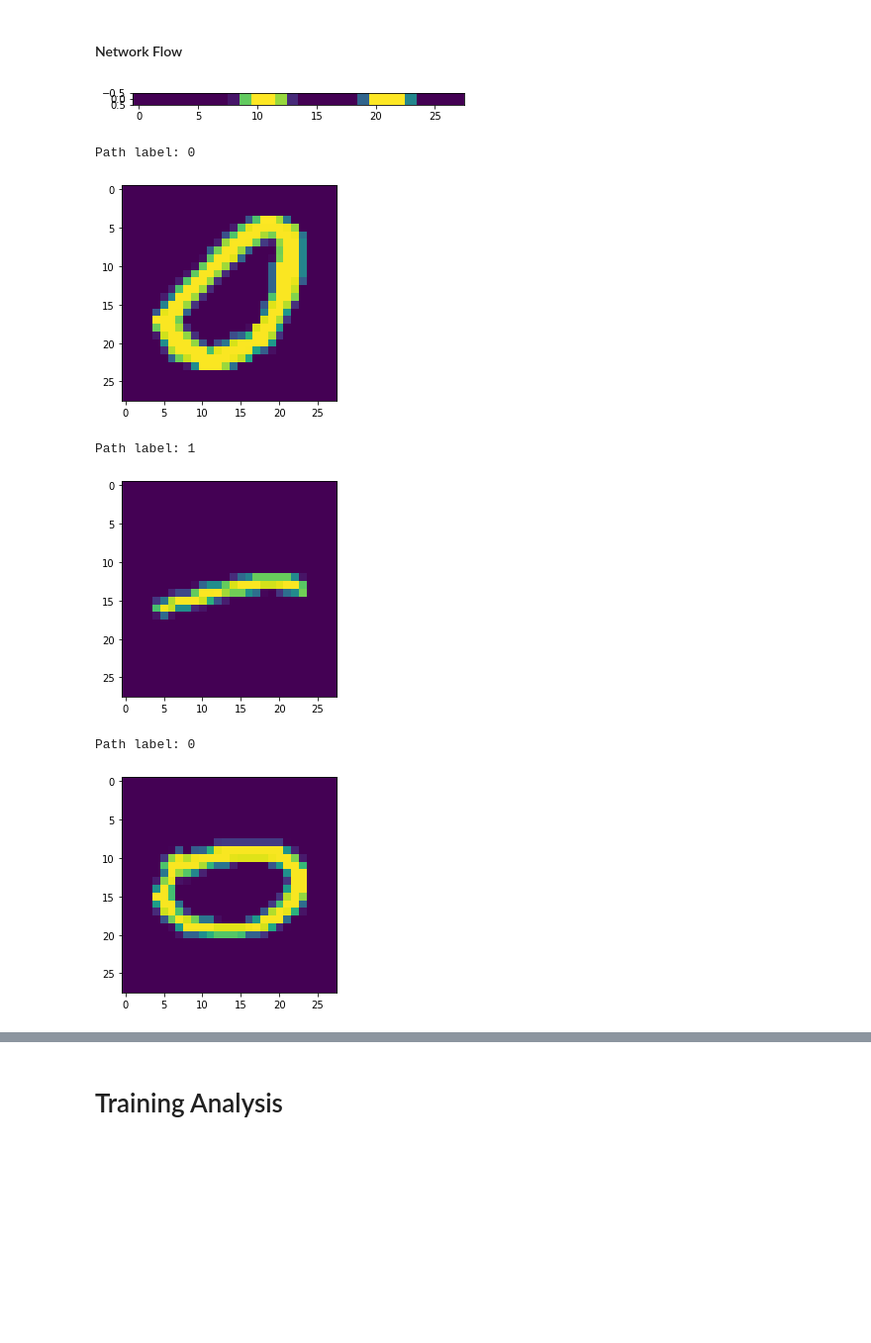
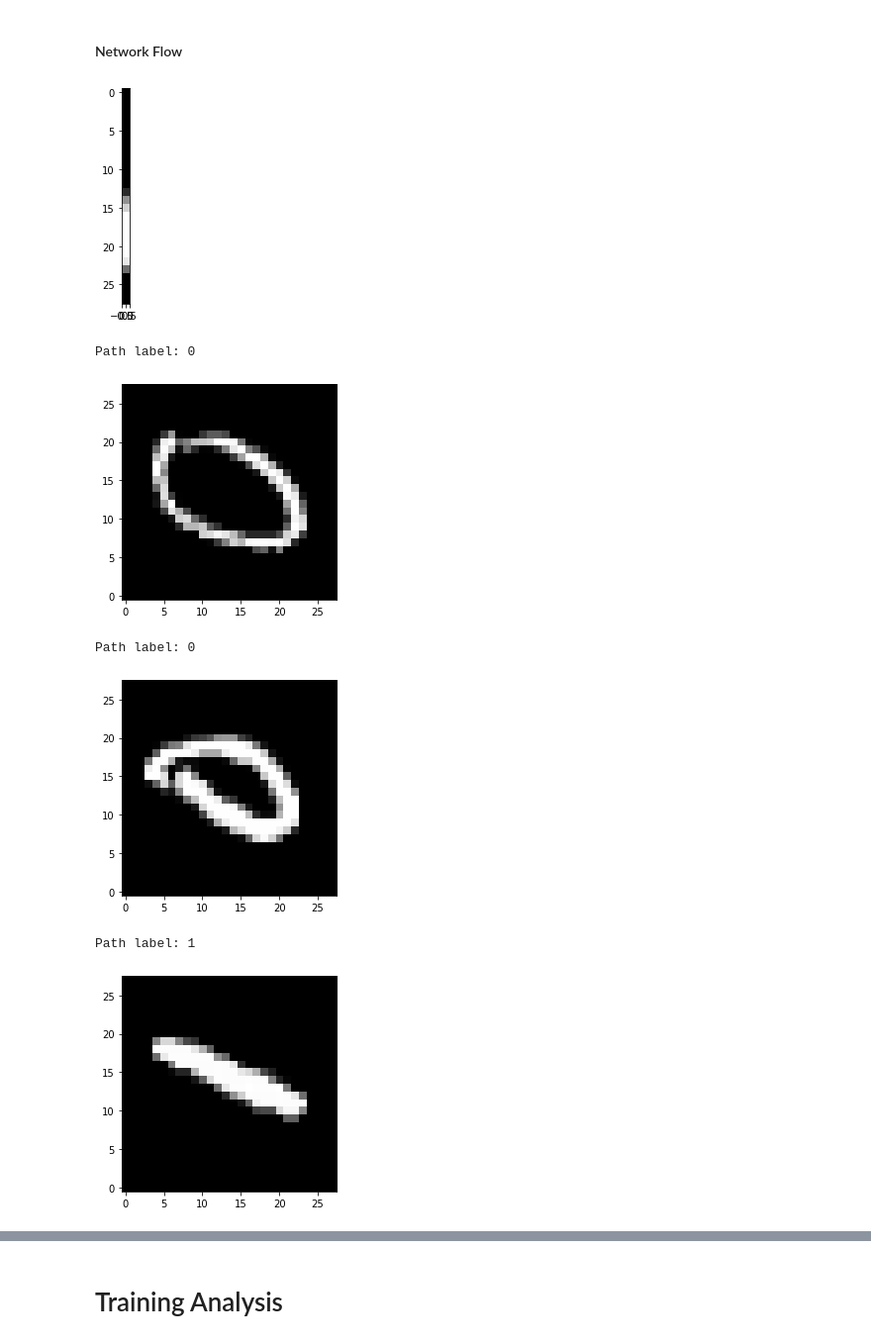
Before and after one commit to kaitken17/colab_based_projects, a Jupyter notebook: mnist_analysis_multiclass.ipynb, the cells around one changed output, grey strips where cells are left out. Shown at 99% size. Saved outputs shown, nothing was run; the diff lists cells and outputs as text; code cells hidden in the pictures; blank space fills up the shorter version.

```diff
--- a/mnist_analysis_multiclass.ipynb
+++ b/mnist_analysis_multiclass.ipynb
@@ -210,13 +235,0 @@ for batch in tfds.as_numpy(train_ds):
-# %%
-for batch in tfds.as_numpy(train_ds):
-  # print(batch['image'][0])
-  print('This image is a:', batch['label'][0])
-  plt.imshow(np.asarray(batch['image'][0,:,:,0]))
-  plt.show()
-  print('This image is a:', batch['label'][1])
-  plt.imshow(np.asarray(batch['image'][1,:,:,0]))
-  plt.show()
-  print('This image is a:', batch['label'][2])
-  plt.imshow(np.asarray(batch['image'][2,:,:,0]))
-  plt.show()
-  break
@@ -538,9 +549,13 @@ prng_key = jax.random.PRNGKey(seed) # create a random key for jax for use on dev
 
 ########## MNIST data parameters ##########
 smnist_params = {
-  'mnist_classes': [0, 3, 8],
+  'mnist_classes': [0, 4, 7],
   'n_len' : 28,
-  'time_dim': 'Rows'
+  'time_dim': 'Columns',
+  'shuffle_sequence': False,
+  'trim_zeros': False,
+  'push_zeros': False,
+  'rand_start': True,
 }
 
 smnist_params['n_inputs'] = int(28*28/smnist_params['n_len'])
@@ -586,7 +601,7 @@ new_network = True
 load_network = False
 save_data = True
 
-path = '/content/drive/My Drive/ml_research/fixedpoints_nlp/smnist_data/gru_3class038_rowtime_noRO_l2is1e-2_2.pickle'
+path = '/content/drive/My Drive/ml_research/fixedpoints_nlp/smnist_data/gru_3class047_coltimerandstart_noRO_l2is1e-2.pickle'
 save_data = override_data(path, save_data)
 
 if new_network:
@@ -674,7 +689,7 @@ save_run_data(path, save_data, get_params(opt_state), smnist_params, rnn_specs,
 Data Saved
 # %%
 # Loads network
-path = '/content/drive/My Drive/ml_research/fixedpoints_nlp/data/gru_2class01_noRO_l2is2e-3.pickle'
+path = '/content/drive/My Drive/ml_research/fixedpoints_nlp/smnist_data/gru_3class047_coltimeshuffled_noRO_l2is2e-2.pickle'
 
 with open(path, 'rb') as load_file:
     params_loaded = pickle.load(load_file)
@@ -876,11 +891,12 @@ for i in range(len(readout)):
   y_ro = [pca_zero[pc2], pca_ro[i][pc2]]
   plt.plot(x_ro, y_ro, state_colors[i], linewidth = 3, label='RO'+str(smnist_params['mnist_classes'][i]))
 
-path_idxs = [53, 452, 250]
+path_idxs = [79, 474, 256]
 for path_idx in path_idxs:
   path_pca = pca.transform(hs[path_idx]).T #np.matmul(comp, hs[path_idx].T)
-  plt.plot(path_pca[pc1], path_pca[pc2], state_colors[np.argmax(hs_data['labels'][path_idx][27])], marker='.', label='Random Path')
-  print('Path label:', hs_data['labels'][path_idx][27])
+  plt.plot(path_pca[pc1], path_pca[pc2], state_colors[np.argmax(hs_data['labels'][path_idx][smnist_params['n_len']-1])],
+           marker='.', label='Sample Path')
+  print('Path label:', hs_data['labels'][path_idx][smnist_params['n_len']-1])
 
 plt.xlabel('PC'+str(pc1+1))
 plt.ylabel('PC'+str(pc2+1))
@@ -1732,22 +1763,22 @@ plt.legend()
 # %% [markdown]
 #### Network Flow
 # %%
-plt.imshow(test_data_input_flat[53, 11:12])
+plt.imshow(test_data_input_flat[252, 12:13].T, origin='upper', cmap='gray' )
 plt.show()
 
-path_idxs = [53, 452, 259]
+path_idxs = [52, 454, 252]
 for path_idx in path_idxs:
   print('Path label:', smnist_params['mnist_classes'][np.argmax(hs_data['labels'][path_idx][27])])
-  plt.imshow(np.asarray(test_data_input_flat[path_idx]))
+  plt.imshow(np.asarray(test_data_input_flat[path_idx]), origin='lower', cmap='gray' )
   plt.show()
 # %% [output]
-[figure, old version]
+[figure, new version]
 Path label: 0
-[figure, old version]
+[figure, new version]
-Path label: 1
+Path label: 0
-[figure, old version]
+[figure, new version]
-Path label: 0
+Path label: 1
-[figure, old version]
+[figure, new version]
 # %%
 # Shows flow of network at various locations in hidden-state space
 pc_dims = 5
```
Also changed, not shown: parts of 26 cells of this notebook.
